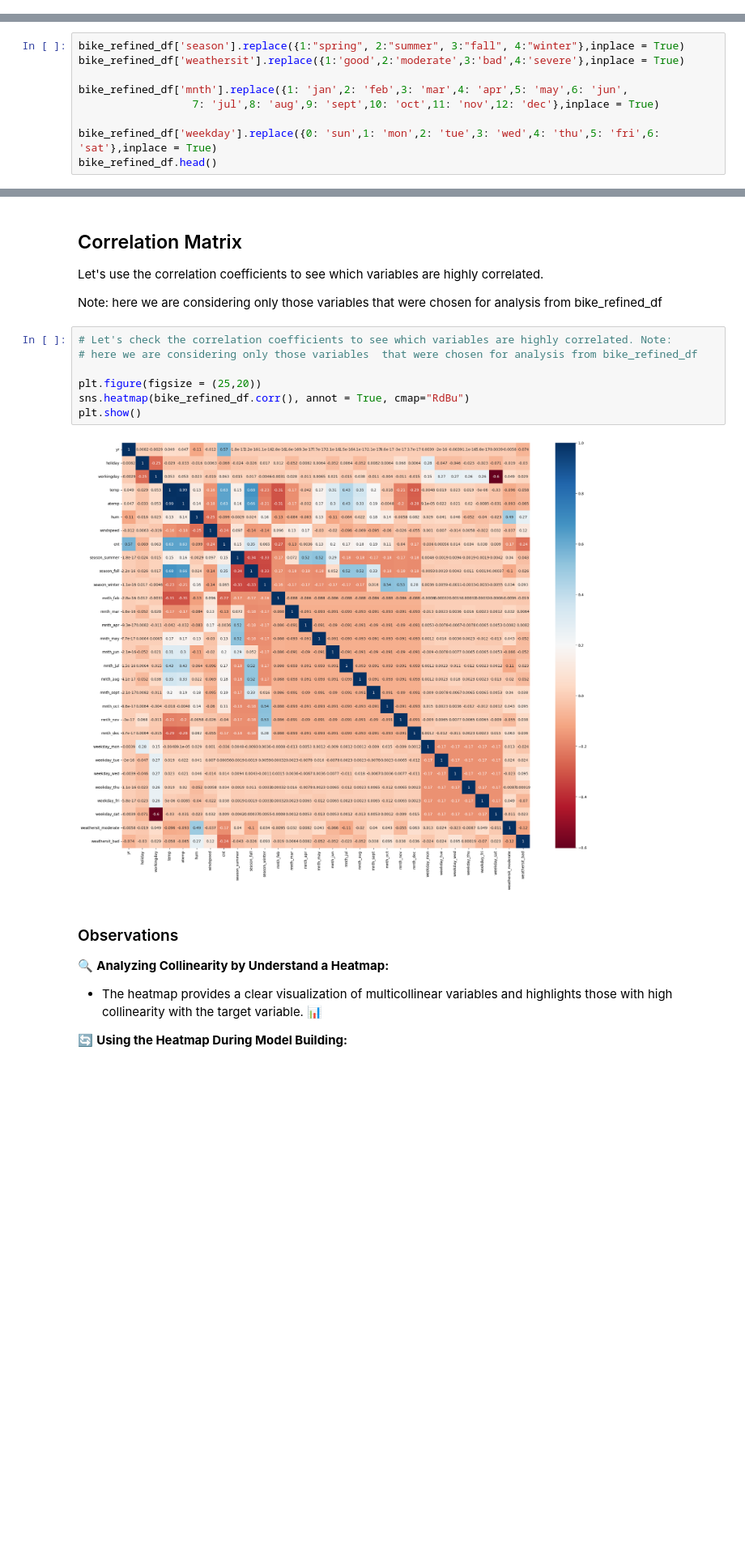
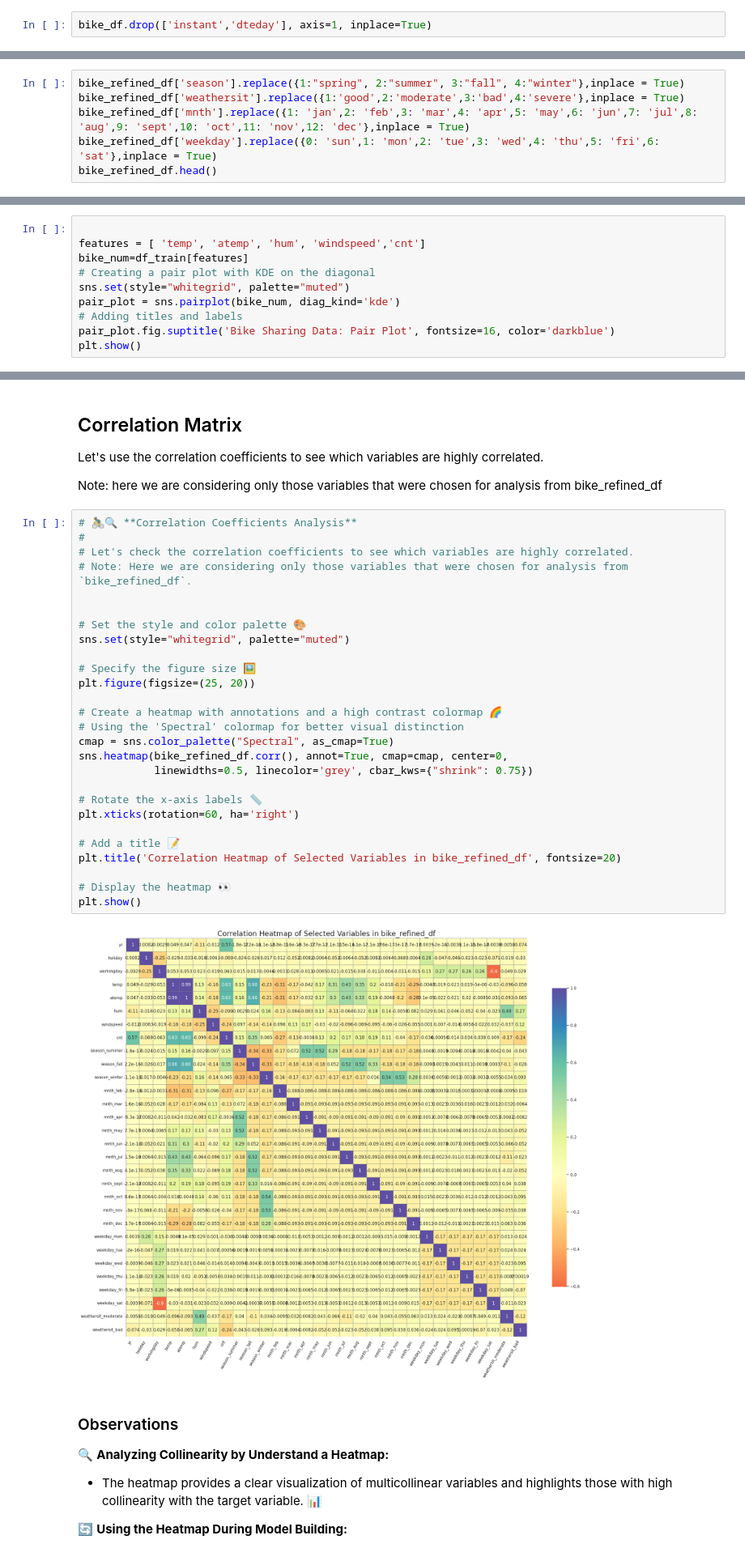
Before and after one commit to aravindvcyber/Bike_Sharing_Multiple_Linear_Regression, a Jupyter notebook: Bike_Sharing_Multiple_Linear_Regression.ipynb, the cells around one changed output, grey strips where cells are left out. Shown at 81% size. Cells and saved outputs as stored; diff of their text form; blank space fills up the shorter version.

```diff
--- a/Bike_Sharing_Multiple_Linear_Regression.ipynb
+++ b/Bike_Sharing_Multiple_Linear_Regression.ipynb
@@ -217,6 +218,8 @@ Index(['instant', 'dteday', 'season', 'yr', 'mnth', 'holiday', 'weekday',
        'workingday', 'weathersit', 'temp', 'atemp', 'hum', 'windspeed',
        'casual', 'registered', 'cnt'],
       dtype='object')
+# %%
+bike_df.drop(['instant','dteday'], axis=1, inplace=True)
 # %% [markdown]
 ## Dropping casual and Registed as  they sumed to Cnt.
 # %%
@@ -385,10 +426,7 @@ bike_refined_df['weekday']=bike_refined_df['weekday'].astype('category')
 # %%
 bike_refined_df['season'].replace({1:"spring", 2:"summer", 3:"fall", 4:"winter"},inplace = True)
 bike_refined_df['weathersit'].replace({1:'good',2:'moderate',3:'bad',4:'severe'},inplace = True)
-
-bike_refined_df['mnth'].replace({1: 'jan',2: 'feb',3: 'mar',4: 'apr',5: 'may',6: 'jun',
-                  7: 'jul',8: 'aug',9: 'sept',10: 'oct',11: 'nov',12: 'dec'},inplace = True)
-
+bike_refined_df['mnth'].replace({1: 'jan',2: 'feb',3: 'mar',4: 'apr',5: 'may',6: 'jun',7: 'jul',8: 'aug',9: 'sept',10: 'oct',11: 'nov',12: 'dec'},inplace = True)
 bike_refined_df['weekday'].replace({0: 'sun',1: 'mon',2: 'tue',3: 'wed',4: 'thu',5: 'fri',6: 'sat'},inplace = True)
 bike_refined_df.head()
 # %% [output]
@@ -554,0 +587,10 @@ plt.show()
+# %%
+
+features = [ 'temp', 'atemp', 'hum', 'windspeed','cnt']
+bike_num=df_train[features]
+# Creating a pair plot with KDE on the diagonal
+sns.set(style="whitegrid", palette="muted")
+pair_plot = sns.pairplot(bike_num, diag_kind='kde')
+# Adding titles and labels
+pair_plot.fig.suptitle('Bike Sharing Data: Pair Plot', fontsize=16, color='darkblue')
+plt.show()
@@ -635,14 +718,34 @@ Let's use the correlation coefficients to see which variables are highly correla
 
 Note: here we are considering only those variables  that were chosen for analysis from bike_refined_df
 # %%
-# Let's check the correlation coefficients to see which variables are highly correlated. Note:
-# here we are considering only those variables  that were chosen for analysis from bike_refined_df
+# 🚴‍♂️🔍 **Correlation Coefficients Analysis**
+#
+# Let's check the correlation coefficients to see which variables are highly correlated.
+# Note: Here we are considering only those variables that were chosen for analysis from `bike_refined_df`.
 
-plt.figure(figsize = (25,20))
-sns.heatmap(bike_refined_df.corr(), annot = True, cmap="RdBu")
+
+# Set the style and color palette 🎨
+sns.set(style="whitegrid", palette="muted")
+
+# Specify the figure size 🖼️
+plt.figure(figsize=(25, 20))
+
+# Create a heatmap with annotations and a high contrast colormap 🌈
+# Using the 'Spectral' colormap for better visual distinction
+cmap = sns.color_palette("Spectral", as_cmap=True)
+sns.heatmap(bike_refined_df.corr(), annot=True, cmap=cmap, center=0,
+            linewidths=0.5, linecolor='grey', cbar_kws={"shrink": 0.75})
+
+# Rotate the x-axis labels 📏
+plt.xticks(rotation=60, ha='right')
+
+# Add a title 📝
+plt.title('Correlation Heatmap of Selected Variables in bike_refined_df', fontsize=20)
+
+# Display the heatmap 👀
 plt.show()
 # %% [output]
-[figure, old version]
+[figure, new version]
 # %% [markdown]
 ### Observations
 
```
Also changed, not shown: parts of 46 cells of this notebook.
